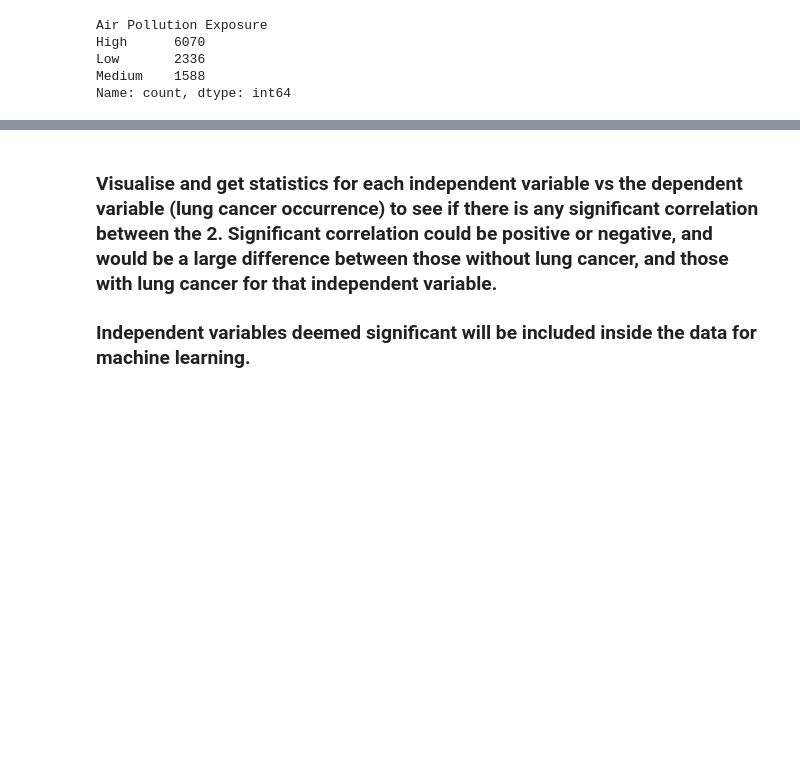
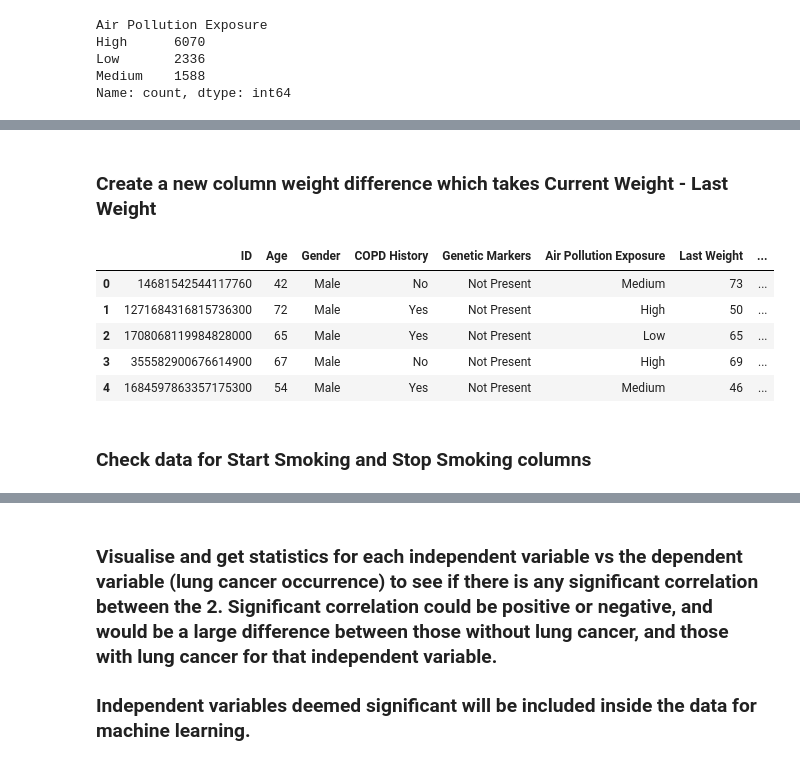
Before and after one commit to Xyfalix/aiap16-lim-chiew-yee-nicholas-743H, a Jupyter notebook: eda.ipynb, the cells around one changed output, grey strips where cells are left out. Cells and saved outputs as stored; diff of their text form; code cells hidden in the pictures; blank space fills up the shorter version.

Commit message:
cleaned up data from Last Weight to Lung Cancer Occurrence cols

```diff
--- a/eda.ipynb
+++ b/eda.ipynb
@@ -128,7 +139,7 @@ Name: count, dtype: int64
 lung_cancer_raw_data['COPD History'].value_counts(dropna=False)
 
 # Assumption made that null values should most likely by No, since COPD is a serious condition and it would most likely be documented if it occurred.
-lung_cancer_raw_data['COPD History'].fillna('No', inplace=True)
+lung_cancer_raw_data.loc[:, 'COPD History'] = lung_cancer_raw_data['COPD History'].fillna('No')
 
 # Verify that null values have been replaced with No
 lung_cancer_raw_data['COPD History'].value_counts(dropna=False)
@@ -154,7 +165,7 @@ Name: count, dtype: int64
 lung_cancer_raw_data['Air Pollution Exposure'].value_counts(dropna=False)
 
 # Remove the 3 NaN rows from dataset
-lung_cancer_raw_data.dropna(subset=['Air Pollution Exposure'], inplace=True)
+lung_cancer_raw_data = lung_cancer_raw_data.dropna(subset=['Air Pollution Exposure'])
 
 # verify that NaN values have been removed
 lung_cancer_raw_data['Air Pollution Exposure'].value_counts(dropna=False)
@@ -166,0 +180,30 @@ Name: count, dtype: int64
+# %%
+# My assumption here is that any weight value < 20 is definitely an error on the basis that everyone sampled is an adult
+# Create a boolean mask for Last Weight values < 20
+negative_last_weight_mask = lung_cancer_raw_data['Last Weight'] < 20
+
+# Filter rows with negative Age values
+rows_with_negative_last_weight = lung_cancer_raw_data[negative_last_weight_mask]
+
+print(rows_with_negative_last_weight)
+
+# Create a boolean mask for Current Weight values < 20
+negative_current_weight_mask = lung_cancer_raw_data['Current Weight'] < 20
+
+rows_with_negative_current_weight = lung_cancer_raw_data[negative_current_weight_mask]
+
+print(rows_with_negative_current_weight)
+
+# convert any non-numeric weights to NaN
+lung_cancer_raw_data['Last Weight'] = pd.to_numeric(lung_cancer_raw_data['Last Weight'], errors='coerce')
+lung_cancer_raw_data['Current Weight'] = pd.to_numeric(lung_cancer_raw_data['Current Weight'], errors='coerce')
+
+# Filter rows with NaN
+non_numeric_lw_rows = lung_cancer_raw_data[lung_cancer_raw_data['Last Weight'].isna()]
+non_numeric_cw_rows = lung_cancer_raw_data[lung_cancer_raw_data['Current Weight'].isna()]
+
+# Display NaN rows (if any). For this dataset, there are no NaN entries
+print(non_numeric_lw_rows)
+print(non_numeric_cw_rows)
+
+# Conclusion: Last Weight and Current Weight Values are all intact and normal
@@ -166,0 +223,14 @@ Name: count, dtype: int64
+# %% [markdown]
+### Create a new column weight difference which takes Current Weight - Last Weight
+# %%
+lung_cancer_raw_data['Weight Difference'] = lung_cancer_raw_data['Current Weight'] - lung_cancer_raw_data['Last Weight']
+lung_cancer_raw_data.head()
+# %% [output]
+|  | ID | Age | Gender | COPD History | Genetic Markers | Air Pollution Exposure | Last Weight | ... |
+| 0 | 14681542544117760 | 42 | Male | No | Not Present | Medium | 73 | ... |
+| 1 | 1271684316815736300 | 72 | Male | Yes | Not Present | High | 50 | ... |
+| 2 | 1708068119984828000 | 65 | Male | Yes | Not Present | Low | 65 | ... |
+| 3 | 355582900676614900 | 67 | Male | No | Not Present | High | 69 | ... |
+| 4 | 1684597863357175300 | 54 | Male | Yes | Not Present | Medium | 46 | ... |
+# %% [markdown]
+### Check data for Start Smoking and Stop Smoking columns
```
Also changed, not shown: parts of 19 cells of this notebook.
